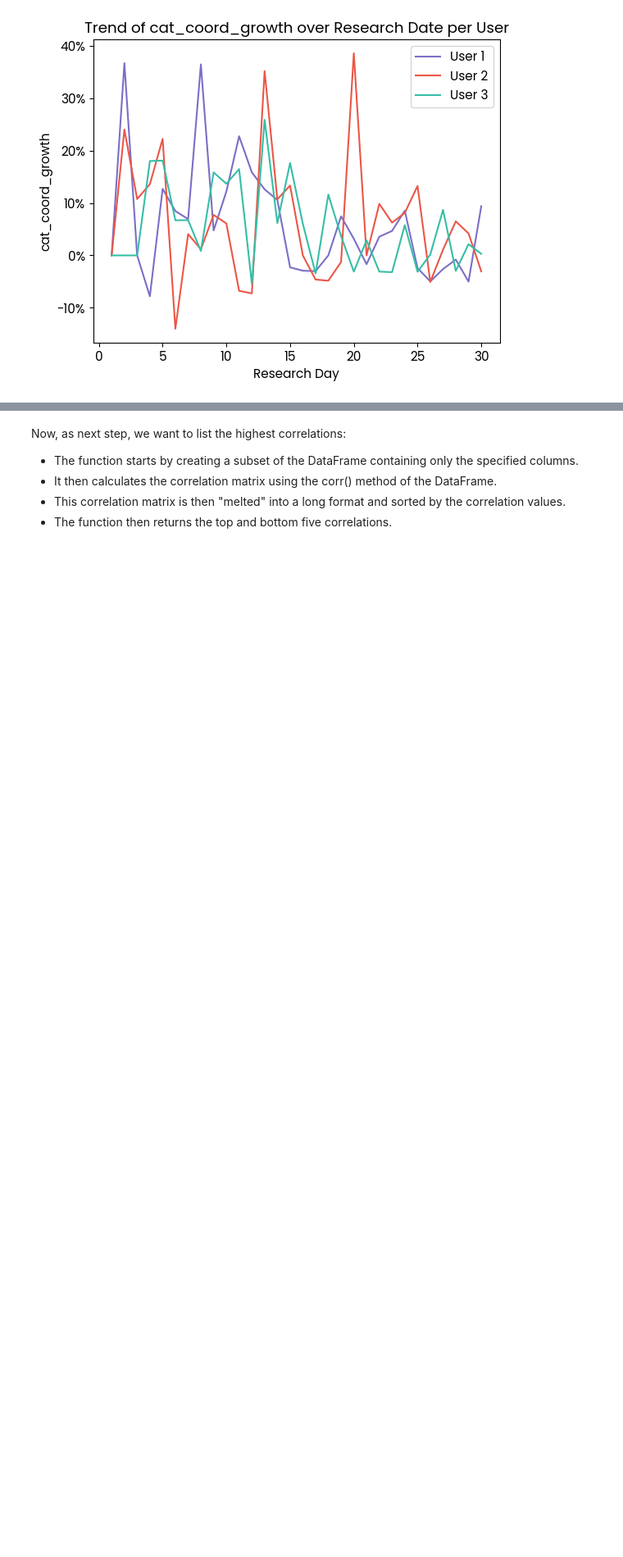
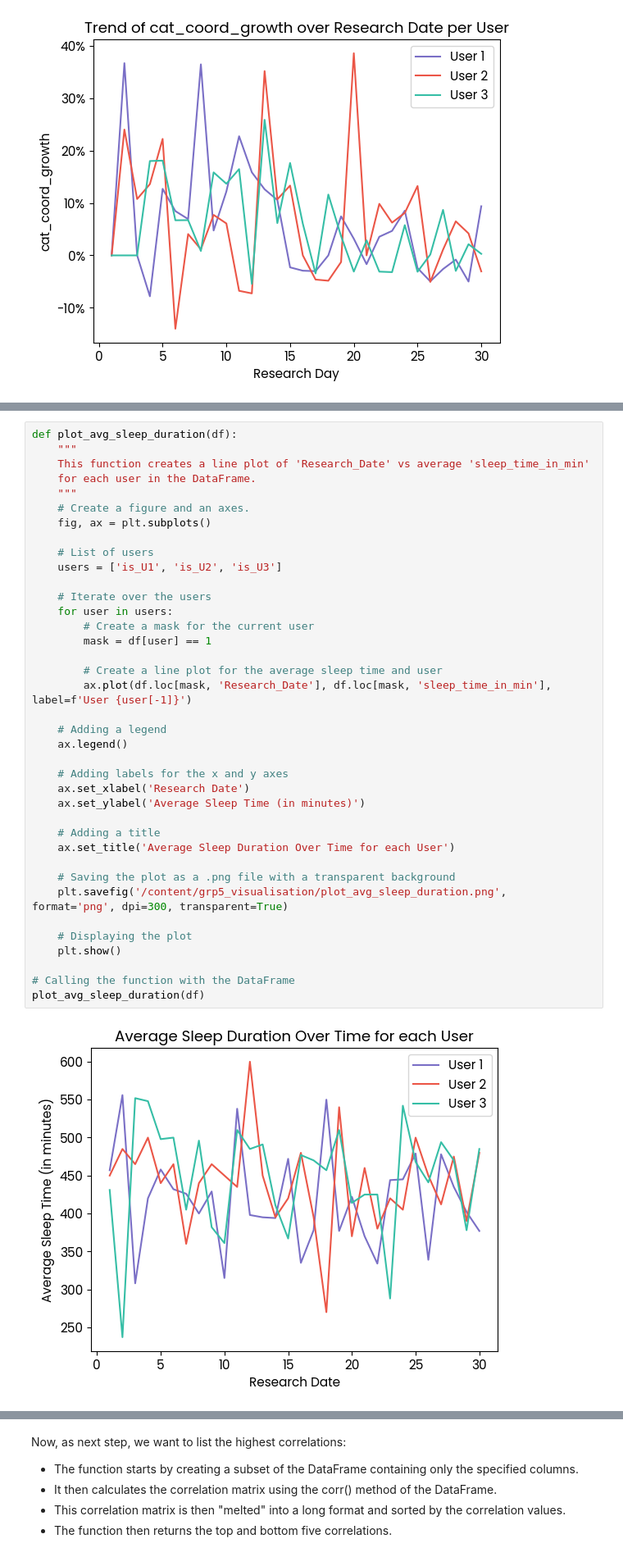
Before and after one commit to WGaitanidis/Grp5_Data_Analysis_Visualisation, a Jupyter notebook: Grp5_Data_Analysis_Sleep_Cognitive_Abilities.ipynb, the cells around one changed output, grey strips where cells are left out. Shown at 82% size. Drawn from its saved outputs; the diff is of its cells as text; blank space fills up the shorter version.

```diff
--- a/Grp5_Data_Analysis_Sleep_Cognitive_Abilities.ipynb
+++ b/Grp5_Data_Analysis_Sleep_Cognitive_Abilities.ipynb
@@ -408,0 +413,40 @@ create_growth_plots_per_user(df)
+# %%
+def plot_avg_sleep_duration(df):
+    """
+    This function creates a line plot of 'Research_Date' vs average 'sleep_time_in_min'
+    for each user in the DataFrame.
+    """
+    # Create a figure and an axes.
+    fig, ax = plt.subplots()
+
+    # List of users
+    users = ['is_U1', 'is_U2', 'is_U3']
+
+    # Iterate over the users
+    for user in users:
+        # Create a mask for the current user
+        mask = df[user] == 1
+
+        # Create a line plot for the average sleep time and user
+        ax.plot(df.loc[mask, 'Research_Date'], df.loc[mask, 'sleep_time_in_min'], label=f'User {user[-1]}')
+
+    # Adding a legend
+    ax.legend()
+
+    # Adding labels for the x and y axes
+    ax.set_xlabel('Research Date')
+    ax.set_ylabel('Average Sleep Time (in minutes)')
+
+    # Adding a title
+    ax.set_title('Average Sleep Duration Over Time for each User')
+
+    # Saving the plot as a .png file with a transparent background
+    plt.savefig('/content/grp5_visualisation/plot_avg_sleep_duration.png', format='png', dpi=300, transparent=True)
+
+    # Displaying the plot
+    plt.show()
+
+# Calling the function with the DataFrame
+plot_avg_sleep_duration(df)
+# %% [output]
+[figure, added]
```
Also changed, not shown: parts of 30 cells of this notebook.
